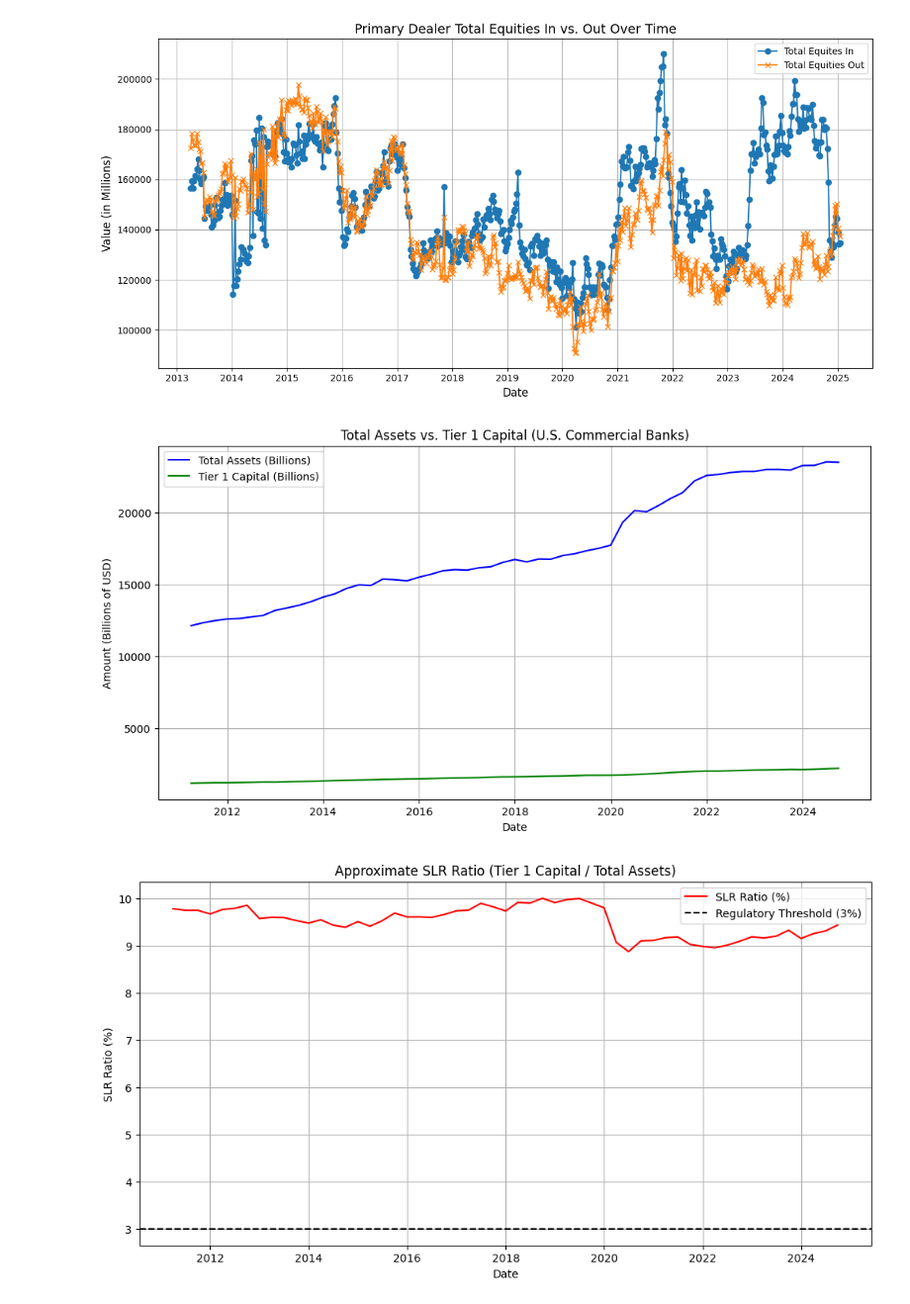
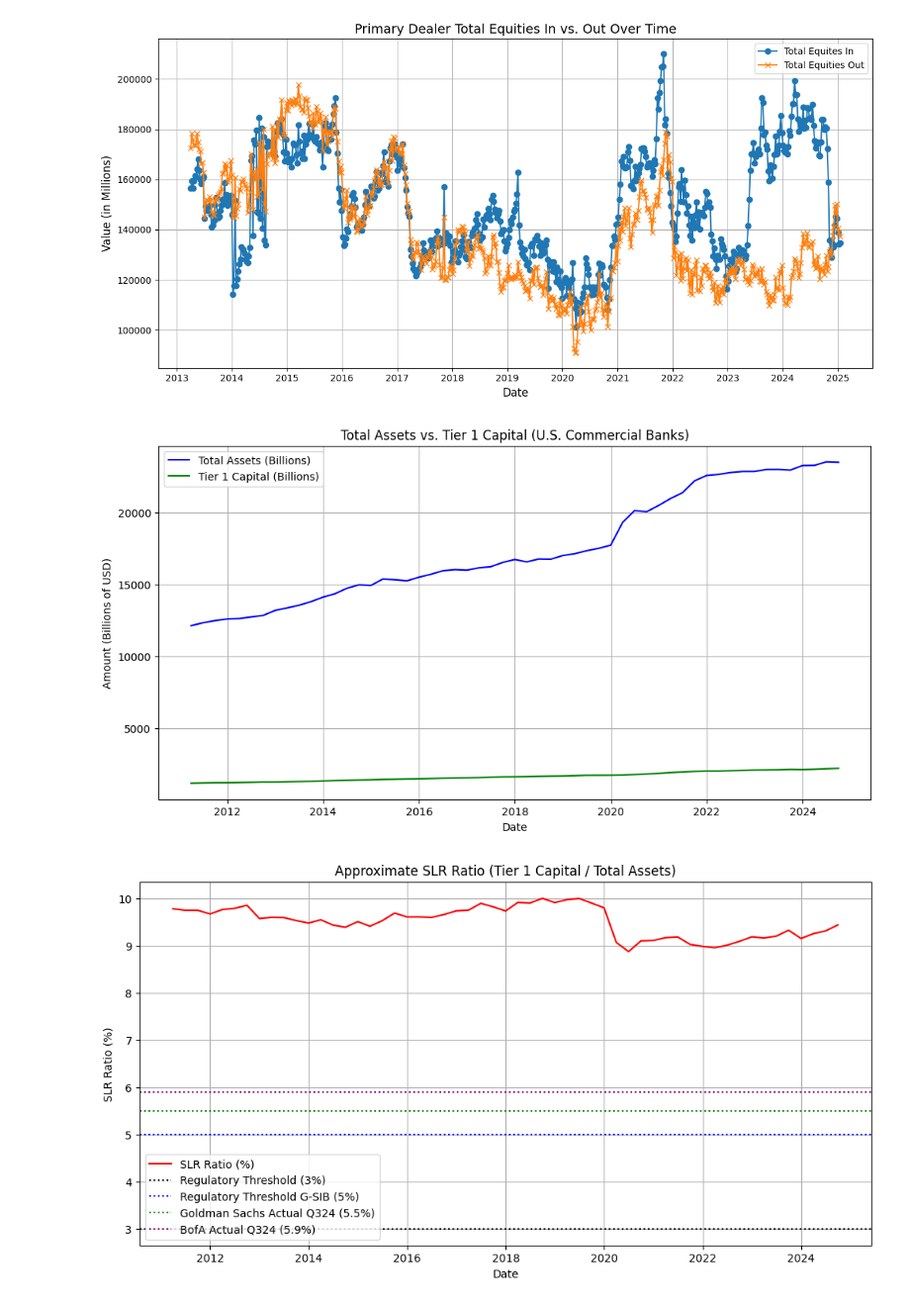
Before and after one commit to adssoccer1/Macro, a Jupyter notebook: Charts.ipynb, the cells around one changed output. Shown at 99% size. Drawn from its saved outputs; the diff is of its cells as text; code cells hidden in the pictures.

Commit message:
charts

```diff
--- a/Charts.ipynb
+++ b/Charts.ipynb
@@ -181,7 +228,7 @@ TOTAL_ASSETS_SERIES_ID = 'TLAACBW027SBOG'  # Total Assets of All Commercial Bank
 BASE_URL = 'https://api.stlouisfed.org/fred/series/observations'
 
 # Path to the Tier 1 Capital data CSV
-TIER_1_DATA_PATH = "../Data/Untitled 2.csv"
+TIER_1_DATA_PATH = "Data/Untitled 2.csv"
 
 def fetch_fred_data(series_id, api_key):
     params = {
@@ -246,32 +293,37 @@ if total_assets_data is not None and tier_1_data is not None:
              label='Total Assets (Billions)', color='blue')
     plt.plot(combined_data['Date'],
              combined_data['Tier 1 Capital (Billions)'],
              label='Tier 1 Capital (Billions)', color='green')
 
     plt.xlabel('Date')
     plt.ylabel('Amount (Billions of USD)')
     plt.title('Total Assets vs. Tier 1 Capital (U.S. Commercial Banks)')
     plt.legend()
     plt.grid(True)
     plt.show()
 
     # ---------- Chart 2: SLR Ratio (%) ----------
     plt.figure(figsize=(12, 6))
     plt.plot(combined_data['Date'],
              combined_data['SLR Ratio (%)'],
              label='SLR Ratio (%)', color='red')
 
     # Draw a horizontal 3% threshold line at y=3 (since the ratio is now in %)
-    plt.axhline(y=3, color='black', linestyle='--', label='Regulatory Threshold (3%)')
+    plt.axhline(y=3, color='black', linestyle='dotted', label='Regulatory Threshold (3%)')
+    plt.axhline(y=5, color='blue', linestyle='dotted', label='Regulatory Threshold G-SIB (5%)')
+
+    plt.axhline(y=5.5, color='green', linestyle='dotted', label='Goldman Sachs Actual Q324 (5.5%)')
+    plt.axhline(y=5.9, color='purple', linestyle='dotted', label='BofA Actual Q324 (5.9%)')
+
     plt.xlabel('Date')
     plt.ylabel('SLR Ratio (%)')
     plt.title('Approximate SLR Ratio (Tier 1 Capital / Total Assets)')
     plt.legend()
     plt.grid(True)
     plt.show()
 
 else:
     print("Unable to fetch or merge data. Ensure both FRED API and Tier 1 Capital data are accessible.")
 # %% [output]
 [figure]
-[figure, old version]
+[figure, new version]
```
Also changed, not shown: parts of 1 cell of this notebook.
